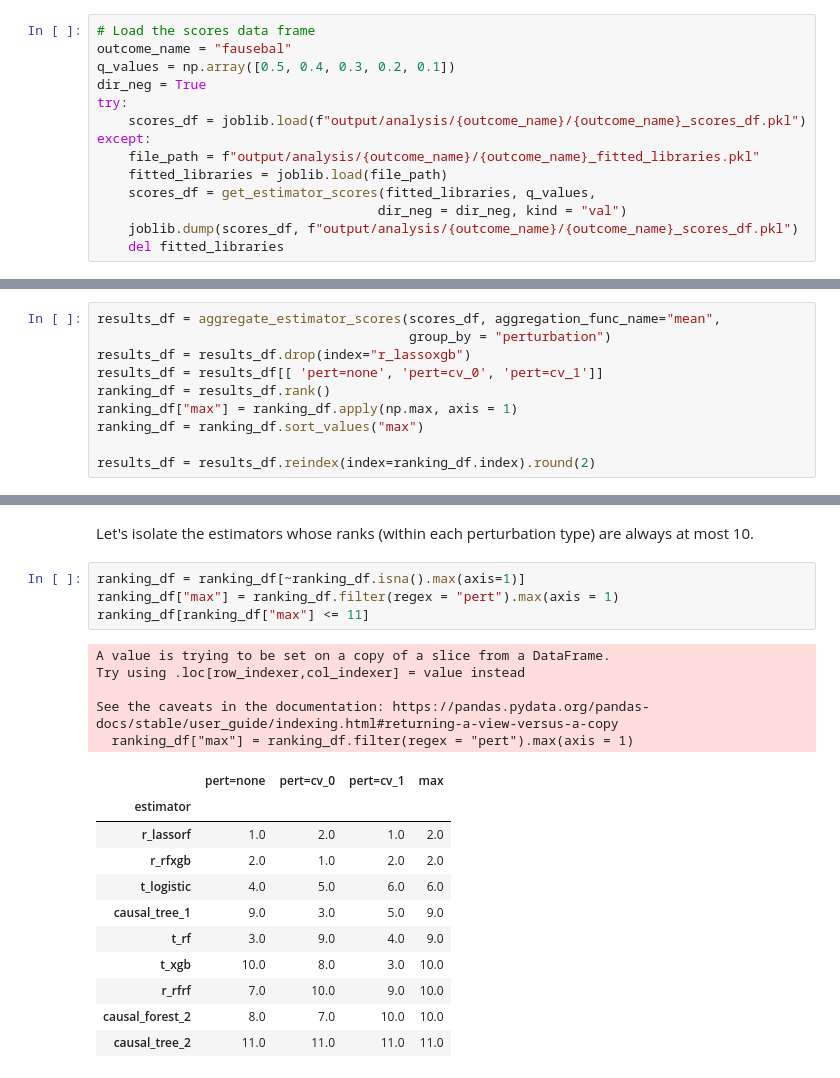
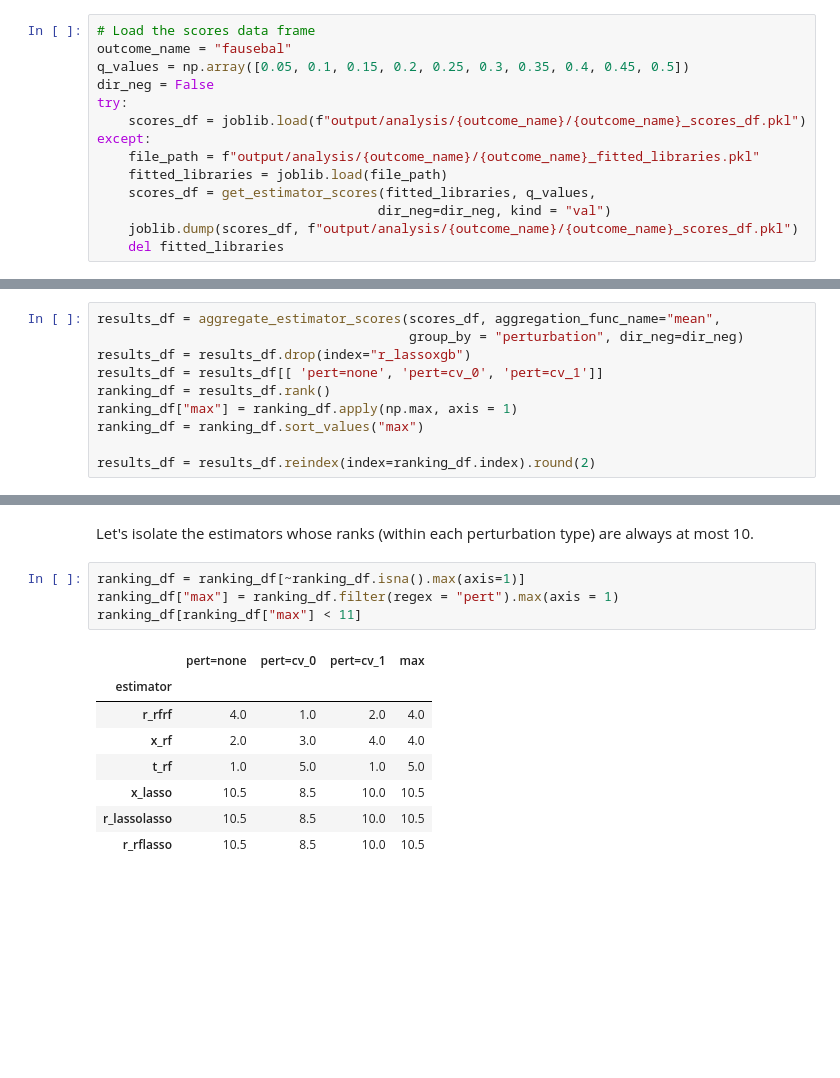
Before and after one commit to Zen0fficial/causal-targeting, a Jupyter notebook: 04a_GI_rank_CATE_estimators.ipynb, the cells around one changed output, grey strips where cells are left out. Drawn from its saved outputs; the diff is of its cells as text; blank space fills up the shorter version.

```diff
--- a/04a_GI_rank_CATE_estimators.ipynb
+++ b/04a_GI_rank_CATE_estimators.ipynb
@@ -58,15 +58,15 @@ Compute the t-statistics for the different estimators across different folds and
 # %%
 # Load the scores data frame
 outcome_name = "fausebal"
-q_values = np.array([0.5, 0.4, 0.3, 0.2, 0.1])
-dir_neg = True
+q_values = np.array([0.05, 0.1, 0.15, 0.2, 0.25, 0.3, 0.35, 0.4, 0.45, 0.5])
+dir_neg = False
 try:
     scores_df = joblib.load(f"output/analysis/{outcome_name}/{outcome_name}_scores_df.pkl")
 except:
     file_path = f"output/analysis/{outcome_name}/{outcome_name}_fitted_libraries.pkl"
     fitted_libraries = joblib.load(file_path)
     scores_df = get_estimator_scores(fitted_libraries, q_values,
-                                    dir_neg = dir_neg, kind = "val")
+                                    dir_neg=dir_neg, kind = "val")
     joblib.dump(scores_df, f"output/analysis/{outcome_name}/{outcome_name}_scores_df.pkl")
     del fitted_libraries
 # %% [markdown]
@@ -247,7 +235,7 @@ Takeaway: No one stratification factor accounts for a significant amount of the
 We first return to aggregating $t$-statistics within each perturbation type.
 # %%
 results_df = aggregate_estimator_scores(scores_df, aggregation_func_name="mean",
-                                        group_by = "perturbation")
+                                        group_by = "perturbation", dir_neg=dir_neg)
 results_df = results_df.drop(index="r_lassoxgb")
 results_df = results_df[[ 'pert=none', 'pert=cv_0', 'pert=cv_1']]
 ranking_df = results_df.rank()
@@ -366,23 +354,15 @@ Let's isolate the estimators whose ranks (within each perturbation type) are alw
 # %%
 ranking_df = ranking_df[~ranking_df.isna().max(axis=1)]
 ranking_df["max"] = ranking_df.filter(regex = "pert").max(axis = 1)
-ranking_df[ranking_df["max"] <= 11]
+ranking_df[ranking_df["max"] < 11]
 # %% [output]
-A value is trying to be set on a copy of a slice from a DataFrame.
-Try using .loc[row_indexer,col_indexer] = value instead
-
-See the caveats in the documentation: https://pandas.pydata.org/pandas-docs/stable/user_guide/indexing.html#returning-a-view-versus-a-copy
-  ranking_df["max"] = ranking_df.filter(regex = "pert").max(axis = 1)
 |  | pert=none | pert=cv_0 | pert=cv_1 | max |
 | estimator |  |  |  |  |
-| r_lassorf | 1.0 | 2.0 | 1.0 | 2.0 |
-| r_rfxgb | 2.0 | 1.0 | 2.0 | 2.0 |
-| t_logistic | 4.0 | 5.0 | 6.0 | 6.0 |
-| causal_tree_1 | 9.0 | 3.0 | 5.0 | 9.0 |
-| t_rf | 3.0 | 9.0 | 4.0 | 9.0 |
-| t_xgb | 10.0 | 8.0 | 3.0 | 10.0 |
-| r_rfrf | 7.0 | 10.0 | 9.0 | 10.0 |
-| causal_forest_2 | 8.0 | 7.0 | 10.0 | 10.0 |
-| causal_tree_2 | 11.0 | 11.0 | 11.0 | 11.0 |
+| r_rfrf | 4.0 | 1.0 | 2.0 | 4.0 |
+| x_rf | 2.0 | 3.0 | 4.0 | 4.0 |
+| t_rf | 1.0 | 5.0 | 1.0 | 5.0 |
+| x_lasso | 10.5 | 8.5 | 10.0 | 10.5 |
+| r_lassolasso | 10.5 | 8.5 | 10.0 | 10.5 |
+| r_rflasso | 10.5 | 8.5 | 10.0 | 10.5 |
 # %%
 outcome_name = "fausebal"
```
Also changed, not shown: parts of 15 cells of this notebook, 3 other files.
